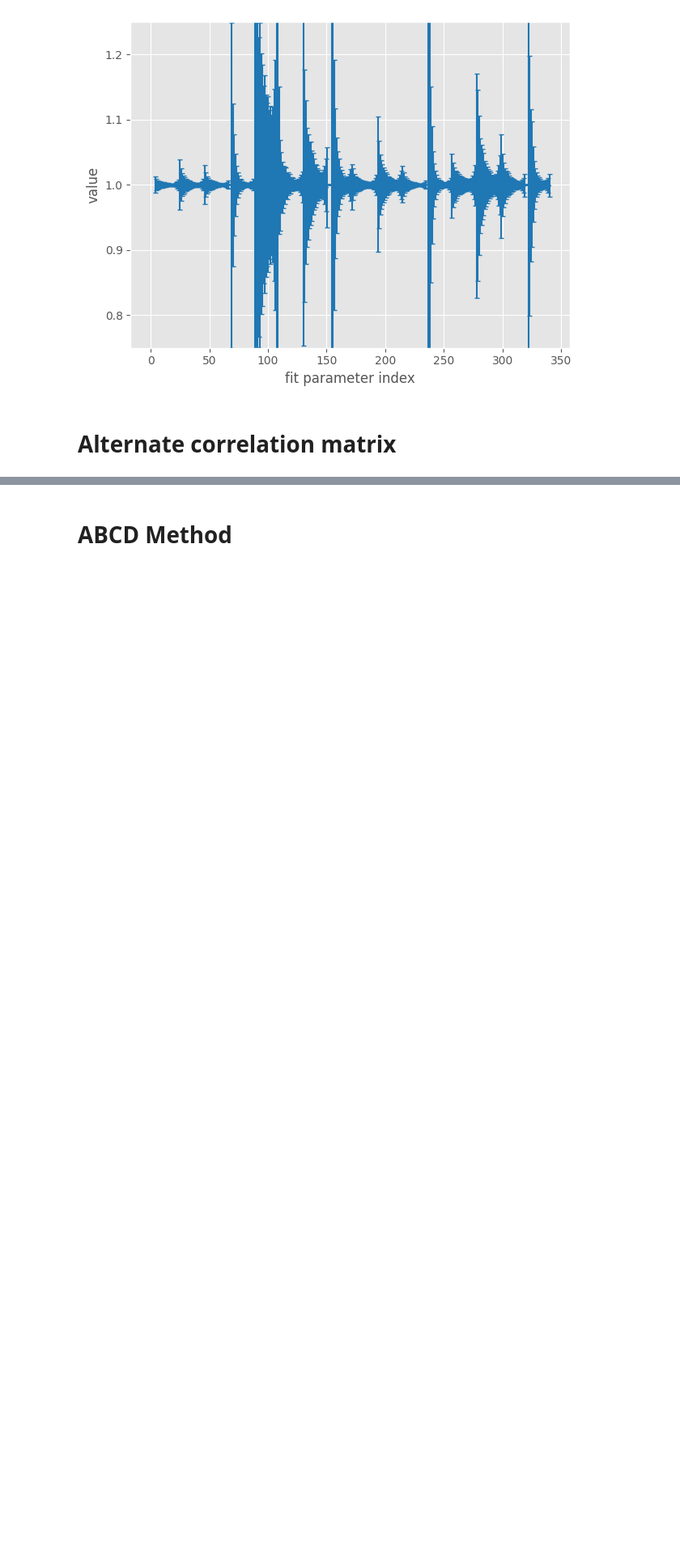
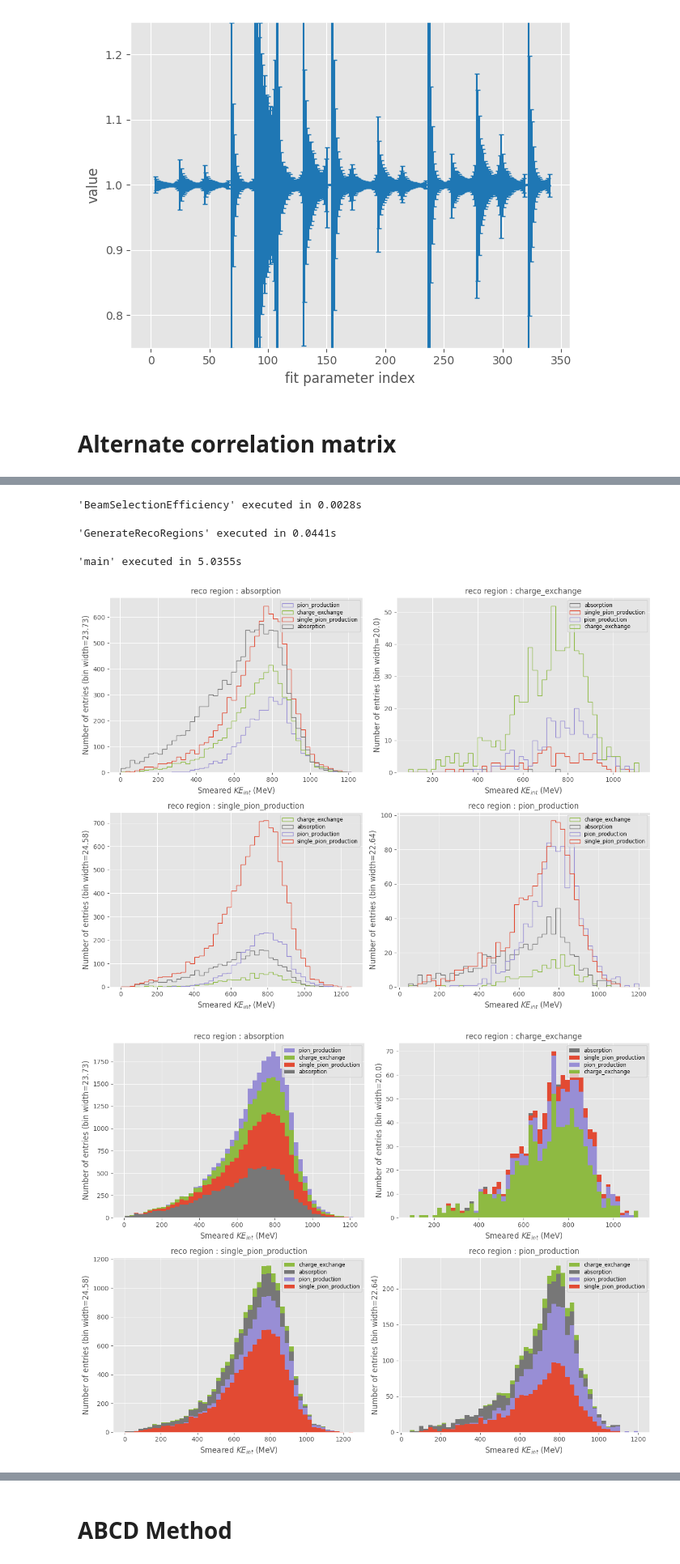
Before and after one commit to dlindebaum/pion-argon-xs-analysis, a Jupyter notebook: analysis/notebooks/cex_region_fit.ipynb, the cells around one changed output, grey strips where cells are left out. Shown at 81% size. Drawn from its saved outputs; the diff is of its cells as text; code cells hidden in the pictures; blank space fills up the shorter version.

Commit message:
region fit tests

```diff
--- a/analysis/notebooks/cex_region_fit.ipynb
+++ b/analysis/notebooks/cex_region_fit.ipynb
@@ -249,0 +344,5 @@ pdf.close()
+# %%
+toy_alt_pdf = cross_section.Toy(df = cex_toy_generator.main(cex_toy_generator.ResolveConfig(toy_PDSP_1GeV_config)), smearing = True)
+cross_section.Toy.PlotObservablesInRegions(toy_alt_pdf.df.KE_int_smeared, toy_alt_pdf.reco_regions, toy_alt_pdf.truth_regions, "Smeared $KE_{int}$ (MeV)")
+cross_section.Toy.PlotObservablesInRegions(toy_alt_pdf.df.KE_int_smeared, toy_alt_pdf.reco_regions, toy_alt_pdf.truth_regions, "Smeared $KE_{int}$ (MeV)", stacked = True, histtype = "stepfilled")
+# %% [output]
@@ -249,0 +351,5 @@ pdf.close()
+'BeamSelectionEfficiency' executed in 0.0028s
+'GenerateRecoRegions' executed in 0.0441s
+'main' executed in 5.0355s
+[figure, added]
+[figure, added]
```
Also changed, not shown: parts of 24 cells of this notebook.
